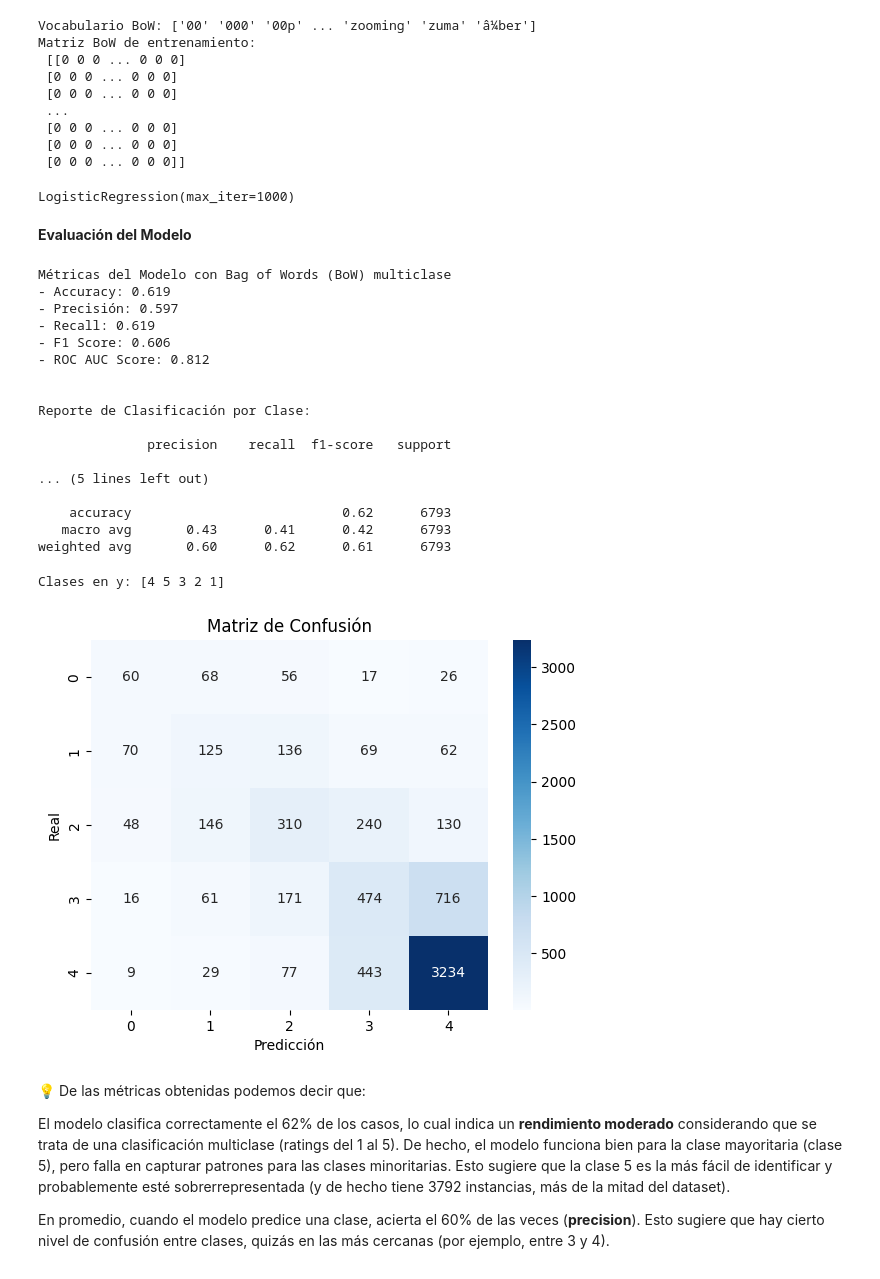
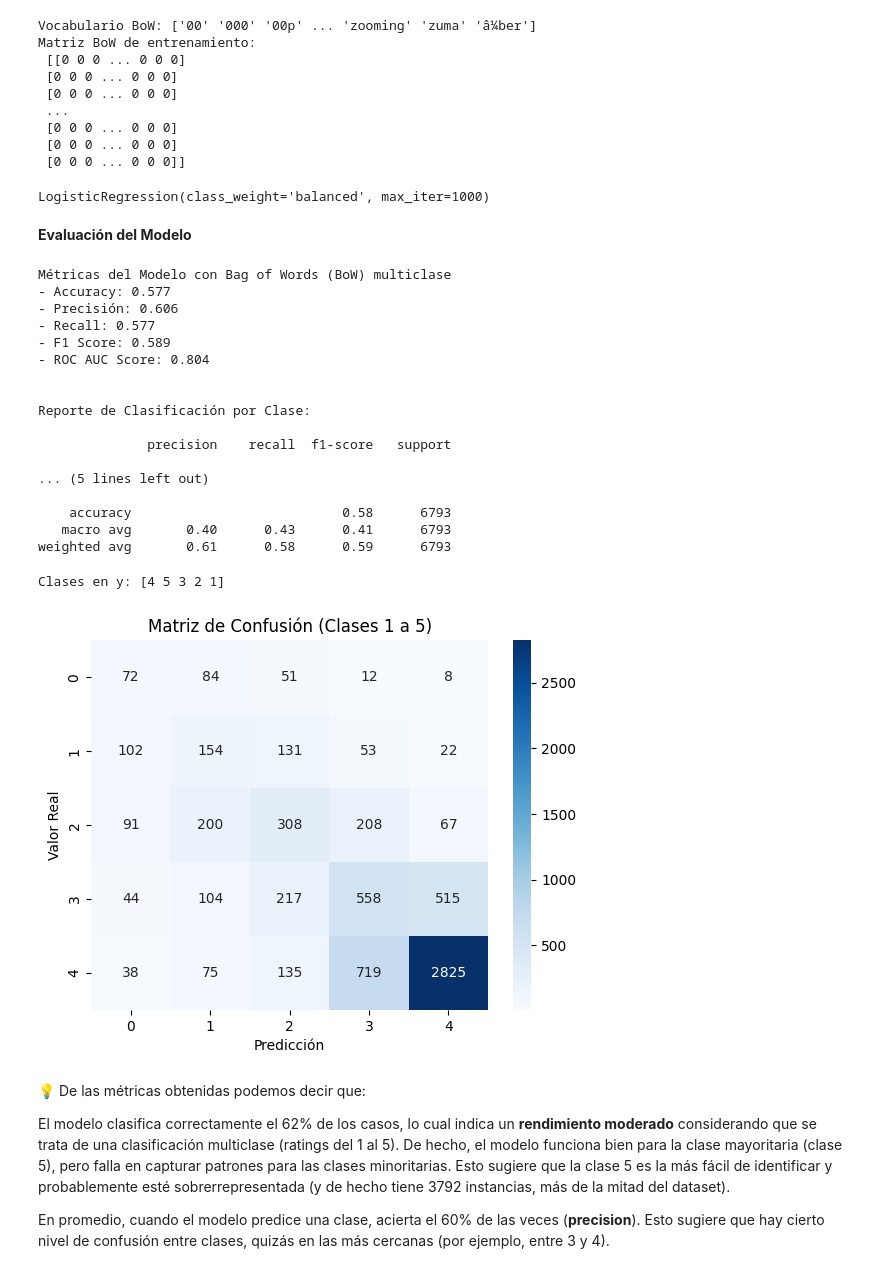
Before and after one commit to eugeinga/CODER-DataScienceIII, a Jupyter notebook: proyecto_final_ingaramo.ipynb, the cells around one changed output. Saved outputs shown, nothing was run; the diff lists cells and outputs as text; code cells hidden in the pictures.

```diff
--- a/proyecto_final_ingaramo.ipynb
+++ b/proyecto_final_ingaramo.ipynb
@@ -903,11 +907,11 @@ Matriz BoW de entrenamiento:
 #X_train_scaled = scaler.fit_transform(X_train_bow)
 #X_test_scaled = scaler.transform(X_test_bow)
 
-# Se entrena el modelo de Regresión Logística con Bag of Words
-modelo_bow.fit(X_train_bow, y_train)
-#modelo_bow = LogisticRegression(max_iter=1000, class_weight='balanced') # Se agrega class_weight='balanced' para manejar el desbalance entre clases
+# Modelo de Regresión Logística
+modelo_bow = LogisticRegression(max_iter=1000, class_weight='balanced')     # Se instancia el modelo. Se agrega class_weight='balanced' para manejar el desbalance entre clases
+modelo_bow.fit(X_train_bow, y_train)                                        # Se entrena el modelo (aprende) a partir de los datos de entrenamiento
 # %% [output]
-LogisticRegression(max_iter=1000)
+LogisticRegression(class_weight='balanced', max_iter=1000)
 # %%
 # Se hacen predicciones en el conjunto de prueba
 y_pred_bow = modelo_bow.predict(X_test_bow)
@@ -946,11 +950,11 @@ print("\n\nReporte de Clasificación por Clase:\n")
 print(classification_report(y_test, y_pred_bow))
 # %% [output]
 Métricas del Modelo con Bag of Words (BoW) multiclase
-- Accuracy: 0.619
-- Precisión: 0.597
-- Recall: 0.619
-- F1 Score: 0.606
-- ROC AUC Score: 0.812
+- Accuracy: 0.577
+- Precisión: 0.606
+- Recall: 0.577
+- F1 Score: 0.589
+- ROC AUC Score: 0.804
 
 
 Reporte de Clasificación por Clase:
@@ -959,23 +963,27 @@ Reporte de Clasificación por Clase:
 
 ... (5 lines left out)
 
-    accuracy                           0.62      6793
-   macro avg       0.43      0.41      0.42      6793
-weighted avg       0.60      0.62      0.61      6793
+    accuracy                           0.58      6793
+   macro avg       0.40      0.43      0.41      6793
+weighted avg       0.61      0.58      0.59      6793
 # %%
 print("Clases en y:", y.unique())
 # %% [output]
 Clases en y: [4 5 3 2 1]
 # %%
-# Matriz de confusión
+# Se genera la matriz de confusión
 cm = confusion_matrix(y_test, y_pred_bow)
+
+labels = [str(i + 1) for i in range(cm.shape[0])]   # Para ajustadar las etiquetas de cada clase (suma 1 a cada índice)
+
+# Grafica de la matriz de confusión
 sns.heatmap(cm, annot=True, fmt='d', cmap='Blues')
 plt.xlabel('Predicción')
-plt.ylabel('Real')
-plt.title('Matriz de Confusión')
+plt.ylabel('Valor Real')
+plt.title('Matriz de Confusión (Clases 1 a 5)')
 plt.show()
 # %% [output]
-[figure, old version]
+[figure, new version]
 # %% [markdown]
 💡 De las métricas obtenidas podemos decir que:
 
```
Also changed, not shown: parts of 16 cells of this notebook.
